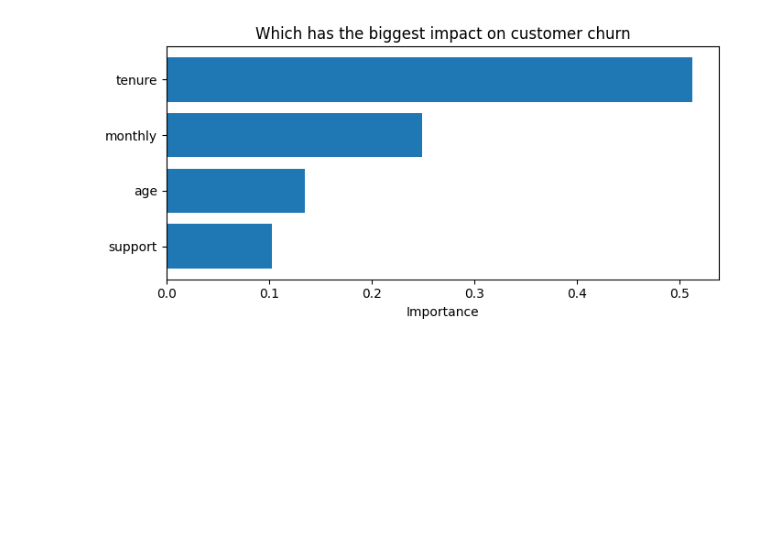
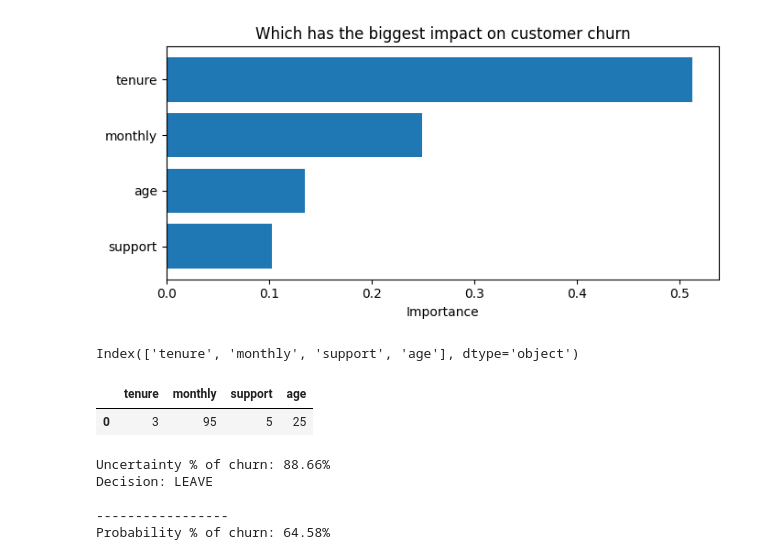
Before and after one commit to NatalieAleksandrova2026/DTA_2026, a Jupyter notebook: ML/Classification.ipynb, the cells around one changed output. Drawn from its saved outputs; the diff is of its cells as text; code cells hidden in the pictures; blank space fills up the shorter version.

Commit message:
new data predict

```diff
--- a/ML/Classification.ipynb
+++ b/ML/Classification.ipynb
@@ -161,3 +161,30 @@ plt.tight_layout()
 plt.show()
 # %% [output]
 [figure]
+# %%
+X.columns
+# %% [output]
+Index(['tenure', 'monthly', 'support', 'age'], dtype='object')
+# %%
+new_client = pd.DataFrame([{
+    'tenure': 3,
+    'monthly': 95,
+    'support': 5,
+    'age': 25
+}])
+new_client
+# %% [output]
+|  | tenure | monthly | support | age |
+| 0 | 3 | 95 | 5 | 25 |
+# %%
+print(f'Uncertainty % of churn: {model_forest.predict_proba(new_client)[0, 1]:.2%}')
+print(f"Decision: {"LEAVE" if model_forest.predict(new_client)[0] else "STAY"}")
+
+print ('\n-----------------')
+print(f'Probability % of churn: {accuracy_score(y_test, y_pred_rf):.2%}')
+# %% [output]
+Uncertainty % of churn: 88.66%
+Decision: LEAVE
+
+-----------------
+Probability % of churn: 64.58%
```
Also changed, not shown: parts of 1 cell of this notebook.
